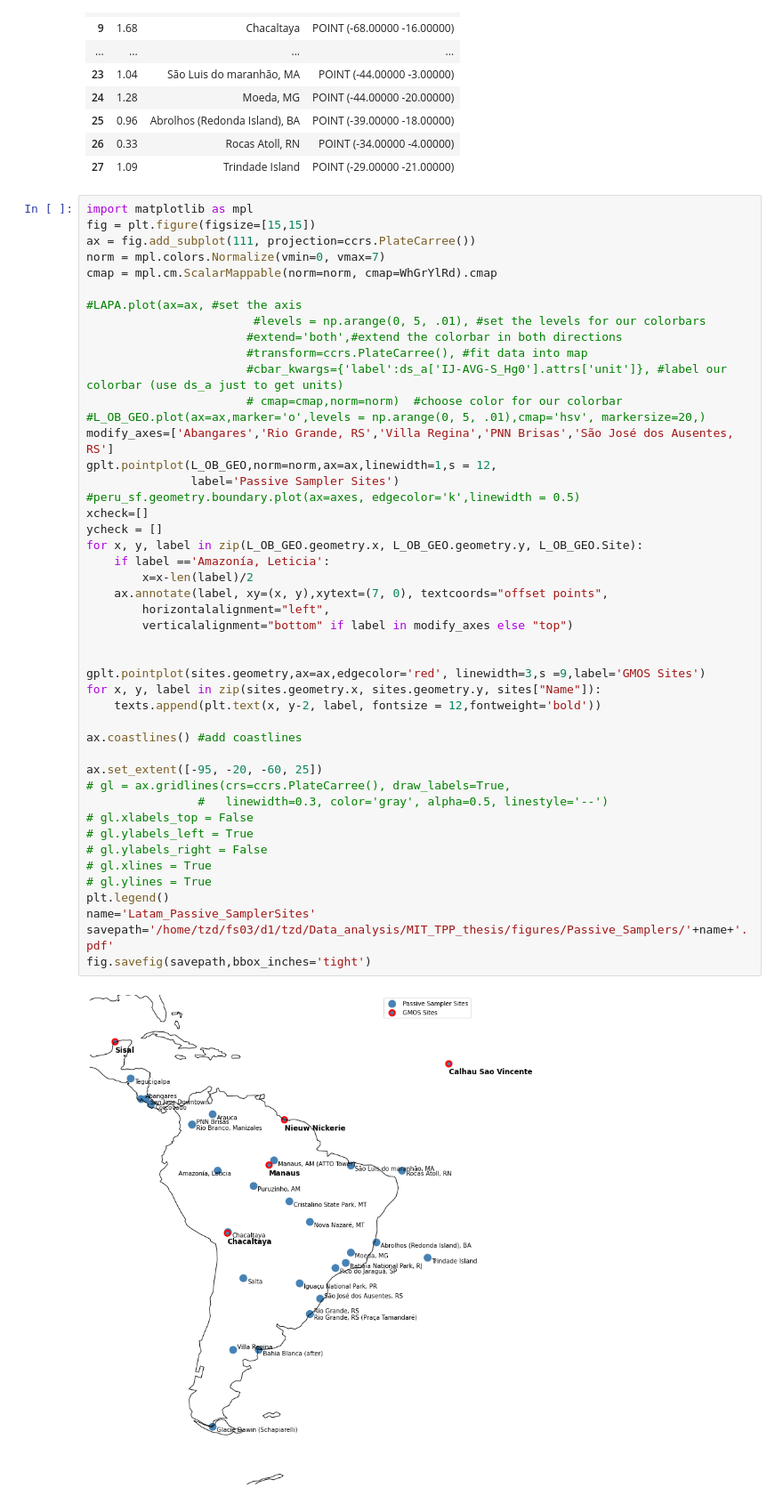
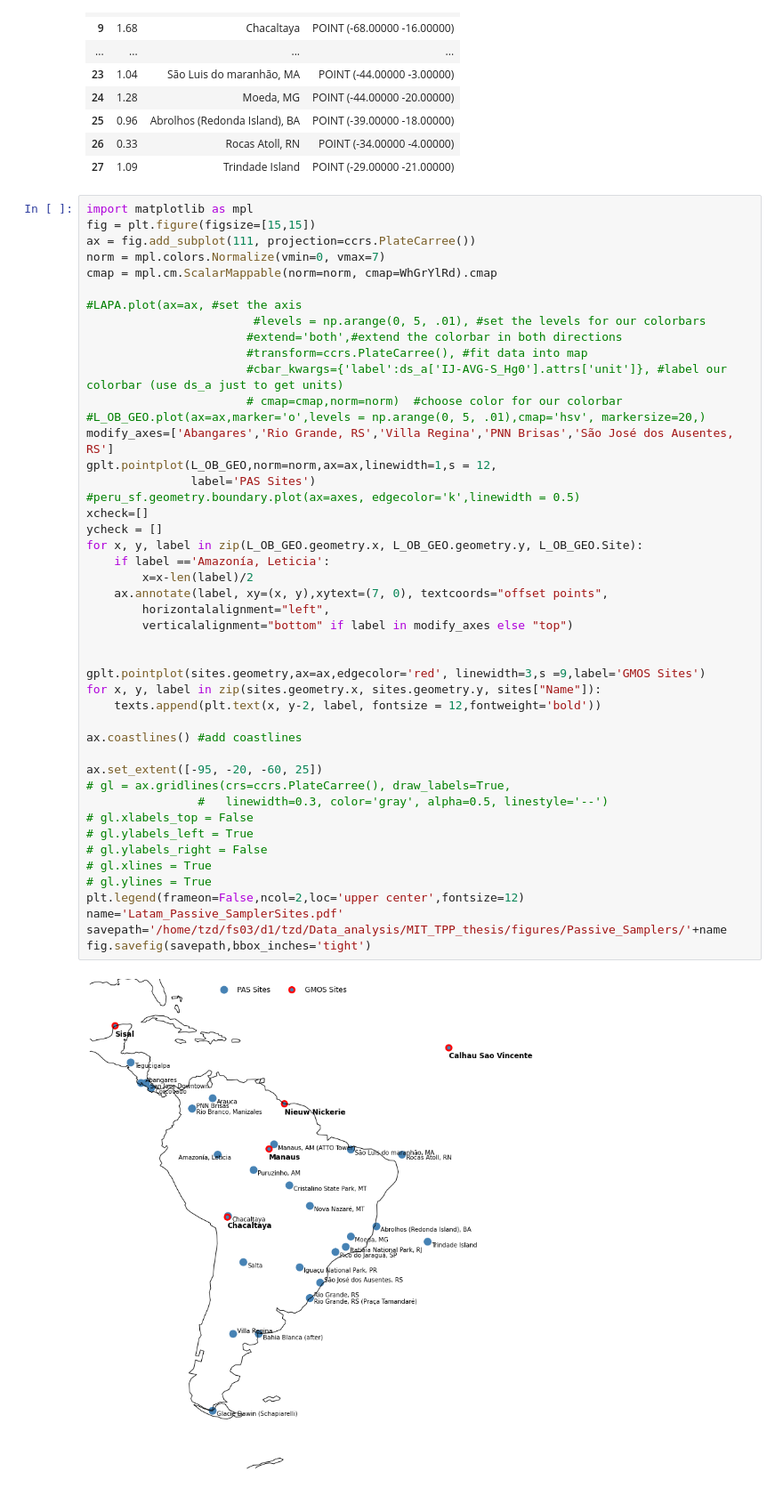
Before and after one commit to Shakes-tzd/MIT_TPP_thesis, a Jupyter notebook: JPnotebooks/GMOS_map.ipynb, the cells around one changed output. Shown at 89% size. Saved outputs shown, nothing was run; the diff lists cells and outputs as text.

```diff
--- a/JPnotebooks/GMOS_map.ipynb
+++ b/JPnotebooks/GMOS_map.ipynb
@@ -247,35 +247,35 @@ cmap = mpl.cm.ScalarMappable(norm=norm, cmap=WhGrYlRd).cmap
 #L_OB_GEO.plot(ax=ax,marker='o',levels = np.arange(0, 5, .01),cmap='hsv', markersize=20,)
 modify_axes=['Abangares','Rio Grande, RS','Villa Regina','PNN Brisas','São José dos Ausentes, RS']
 gplt.pointplot(L_OB_GEO,norm=norm,ax=ax,linewidth=1,s = 12,
-               label='Passive Sampler Sites')
+               label='PAS Sites')
 #peru_sf.geometry.boundary.plot(ax=axes, edgecolor='k',linewidth = 0.5)
 xcheck=[]
 ycheck = []
 for x, y, label in zip(L_OB_GEO.geometry.x, L_OB_GEO.geometry.y, L_OB_GEO.Site):
     if label =='Amazonía, Leticia':
         x=x-len(label)/2
     ax.annotate(label, xy=(x, y),xytext=(7, 0), textcoords="offset points",
         horizontalalignment="left",
         verticalalignment="bottom" if label in modify_axes else "top")
 
 
 gplt.pointplot(sites.geometry,ax=ax,edgecolor='red', linewidth=3,s =9,label='GMOS Sites')
 for x, y, label in zip(sites.geometry.x, sites.geometry.y, sites["Name"]):
     texts.append(plt.text(x, y-2, label, fontsize = 12,fontweight='bold'))
 
 ax.coastlines() #add coastlines
 
 ax.set_extent([-95, -20, -60, 25])
 # gl = ax.gridlines(crs=ccrs.PlateCarree(), draw_labels=True,
                 #   linewidth=0.3, color='gray', alpha=0.5, linestyle='--')
 # gl.xlabels_top = False
 # gl.ylabels_left = True
 # gl.ylabels_right = False
 # gl.xlines = True
 # gl.ylines = True
-plt.legend()
-name='Latam_Passive_SamplerSites'
-savepath='/home/tzd/fs03/d1/tzd/Data_analysis/MIT_TPP_thesis/figures/Passive_Samplers/'+name+'.pdf'
+plt.legend(frameon=False,ncol=2,loc='upper center',fontsize=12)
+name='Latam_Passive_SamplerSites.pdf'
+savepath='/home/tzd/fs03/d1/tzd/Data_analysis/MIT_TPP_thesis/figures/Passive_Samplers/'+name
 fig.savefig(savepath,bbox_inches='tight')
 # %% [output]
-[figure, old version]
+[figure, new version]
```
Also changed, not shown: parts of 3 cells of this notebook, 4 other files.
